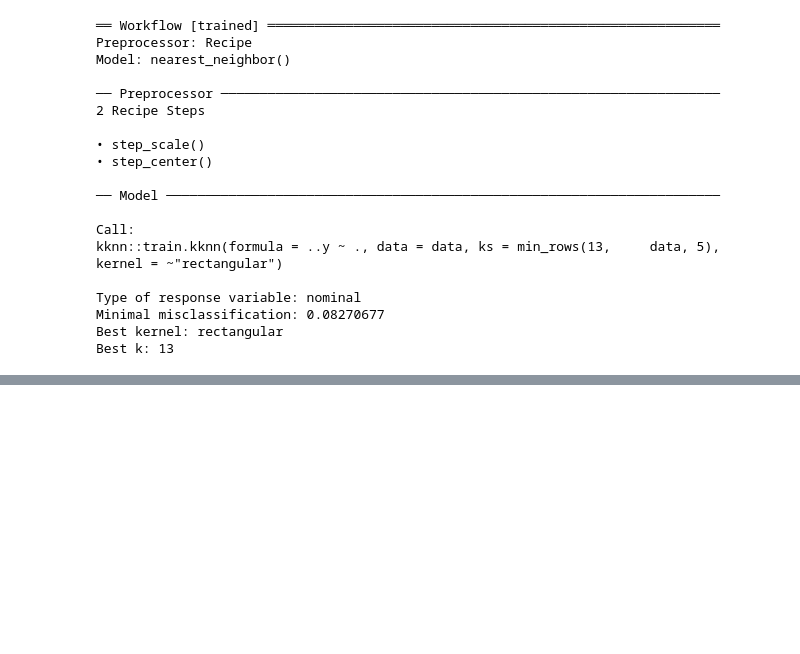
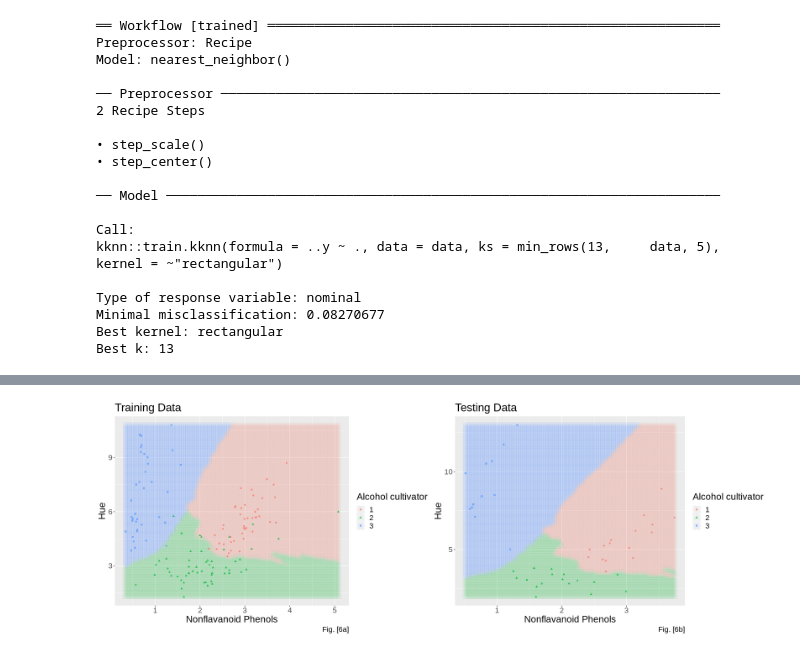
Before and after one commit to JadenMajid/dsci-100-student-grades, a Jupyter notebook: project_report.ipynb, the cells around one changed output, grey strips where cells are left out. Drawn from its saved outputs; the diff is of its cells as text; code cells hidden in the pictures; blank space fills up the shorter version.

```diff
--- a/project_report.ipynb
+++ b/project_report.ipynb
@@ -331,7 +327,7 @@ test_predictions_plot <- ggplot() +
                            color = .pred_class,
                            shape = .pred_class),
               alpha = 0.75) +
-    labs(x = "Nonflavanoid Phenols (standardized)", y = "Hue (standardized)", title = "Testing", color = "Alcohol cultivator", shape = "Alcohol cultivator") +
+    labs(x = "Nonflavanoid Phenols", y = "Hue", title = "Testing Data", color = "Alcohol cultivator", shape = "Alcohol cultivator", caption = "Fig. [6b]") +
     theme(text = element_text(size = 20))
 
 options(repr.plot.width = 10, repr.plot.height = 7)
@@ -340,31 +336,34 @@ nfp_grid <- seq(min(wine_training_data$nonflavanoid_phenols),
                 length.out = 100)
 hue_grid <- seq(min(wine_training_data$hue),
                 max(wine_training_data$hue),
                 length.out = 100)
 asgrid <- as_tibble(expand.grid(nonflavanoid_phenols = nfp_grid,
                                 hue = hue_grid))
 
 knnPredGrid <- predict(wine_fit, asgrid)
 
 predictionTable <- bind_cols(knnPredGrid, asgrid)
 
 train_predictions_plot <- ggplot() +
     geom_point(data = predictionTable,
               mapping = aes(x = nonflavanoid_phenols,
                            y = hue,
                            color = .pred_class,
                            shape = .pred_class),
                alpha = 0.05,
                size = 5) +
     geom_point(data = wine_training_data,
               mapping = aes(x = nonflavanoid_phenols,
                            y = hue,
                            color = alcohol,
                            shape = alcohol),
               alpha = 0.75) +
-    labs(x = "Nonflavanoid Phenols (standardized)", y = "Hue (standardized)", title = "Training", color = "Alcohol cultivator", shape = "Alcohol cultivator") +
+    labs(x = "Nonflavanoid Phenols", y = "Hue", title = "Training Data",
+         color = "Alcohol cultivator", shape = "Alcohol cultivator", caption = "Fig. [6a]") +
     theme(text = element_text(size = 20))
 
 options(repr.plot.width = 20, repr.plot.height = 7)
 plot_of_options <- plot_grid( train_predictions_plot, test_predictions_plot, ncol = 2)
 plot_of_options
+# %% [output]
+[figure, added]
```
Also changed, not shown: parts of 24 cells of this notebook.
